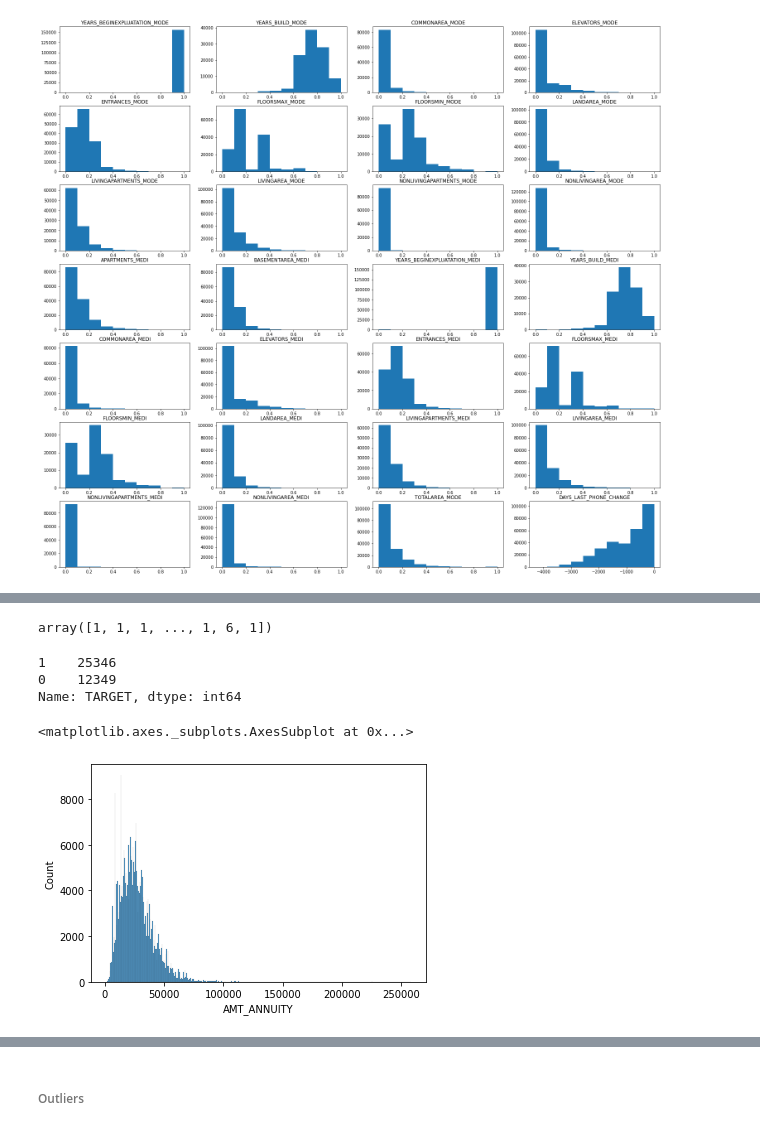
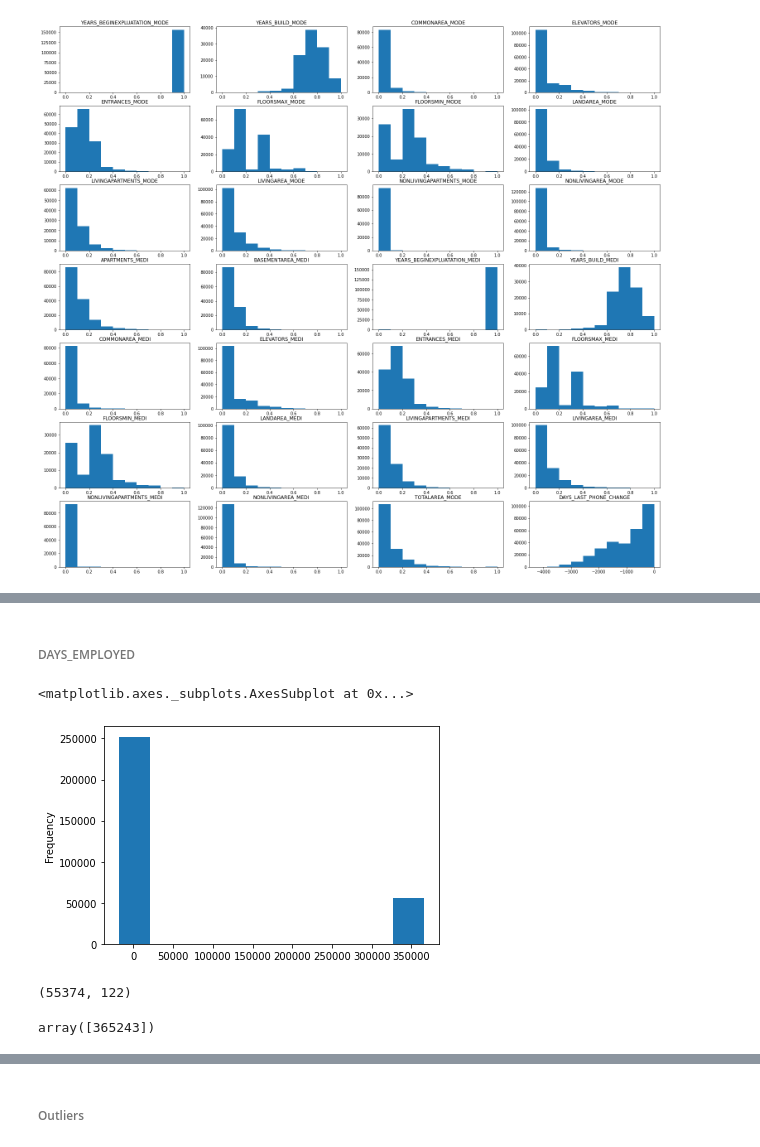
Before and after one commit to LeonMilosevic/home_credit, a Jupyter notebook: home_credit.ipynb, the cells around one changed output, grey strips where cells are left out. Cells and saved outputs as stored; diff of their text form; code cells hidden in the pictures.

Commit message:
Preparing data for modeling

```diff
--- a/home_credit.ipynb
+++ b/home_credit.ipynb
@@ -440,15 +415,15 @@ indecies = np.where(z > 3)
-# %%
-indecies[1]
-# %% [output]
-array([1, 1, 1, ..., 1, 6, 1])
-# %%
-app_train.loc[indecies[0]]['TARGET'].value_counts()
-# %% [output]
-1    25346
-0    12349
-Name: TARGET, dtype: int64
-# %%
-sns.histplot(data=app_train, x="AMT_ANNUITY")
-# %% [output]
-<matplotlib.axes._subplots.AxesSubplot at 0x...>
-[figure, removed]
+# %% [markdown]
+###### DAYS_EMPLOYED
+# %%
+app_train['DAYS_EMPLOYED'].plot.hist()
+# %% [output]
+<matplotlib.axes._subplots.AxesSubplot at 0x...>
+[figure, added]
+# %%
+app_train[app_train['DAYS_EMPLOYED'] > 0].shape
+# %% [output]
+(55374, 122)
+# %%
+app_train[app_train['DAYS_EMPLOYED'] > 0]['DAYS_EMPLOYED'].unique()
+# %% [output]
+array([365243])
```
Also changed, not shown: parts of 21 cells of this notebook.
